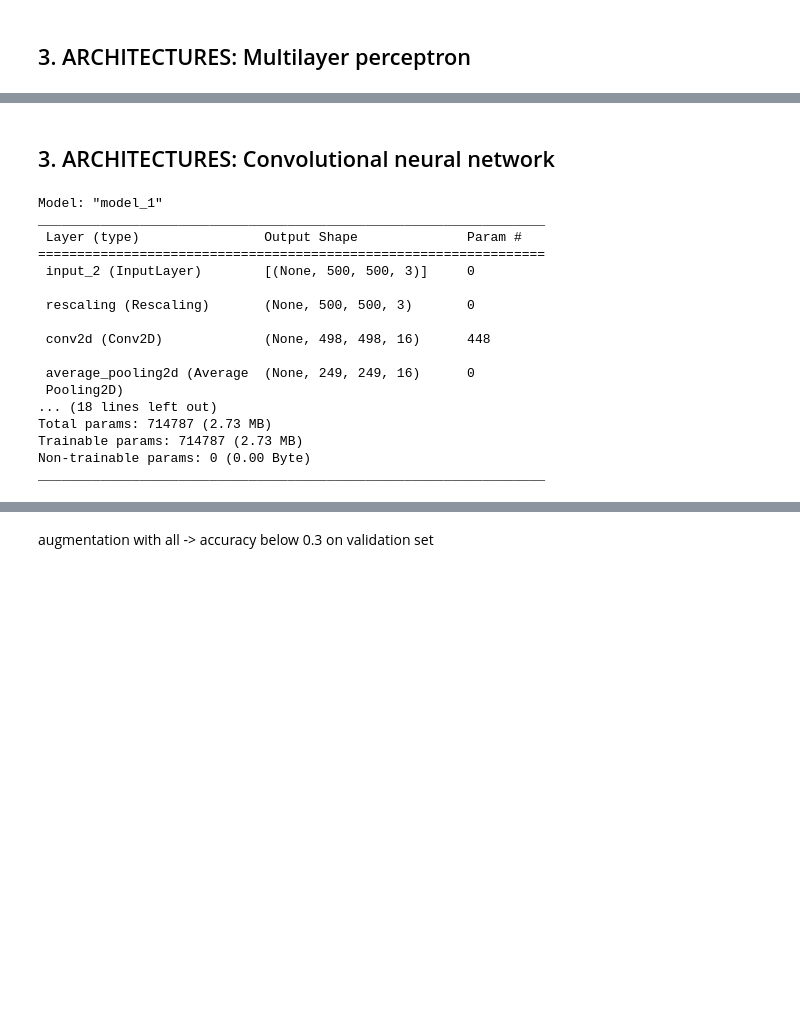
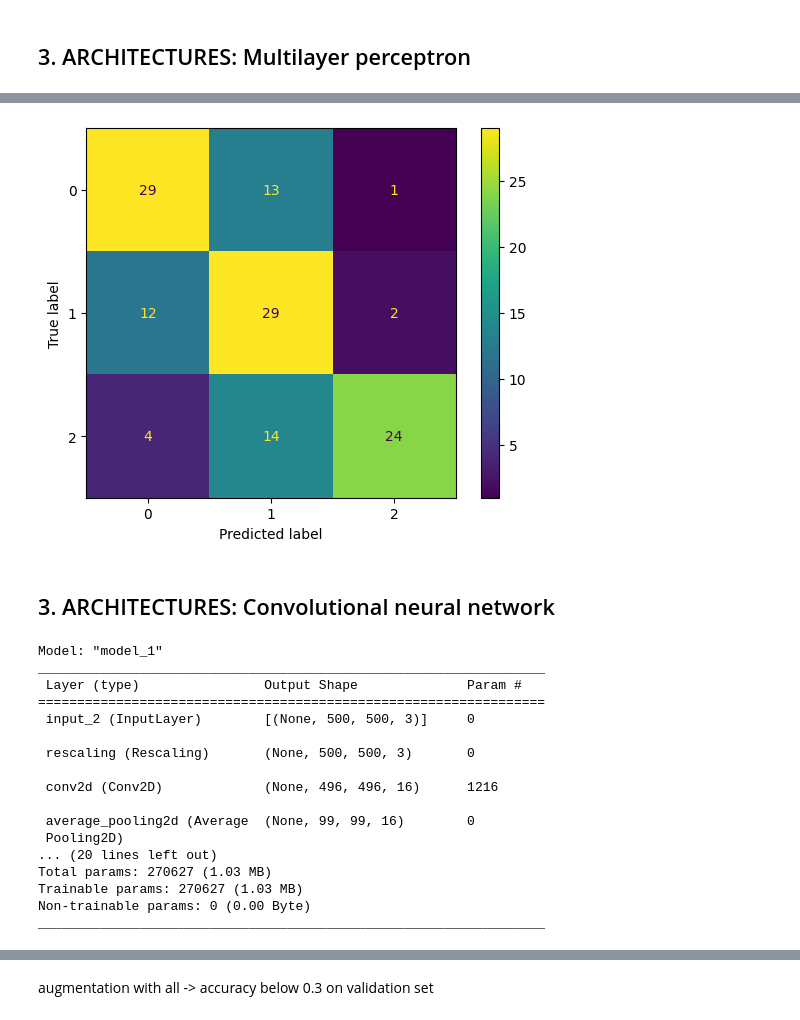
Before and after one commit to balooooooooo/bean-classification, a Jupyter notebook: imagine_classification.ipynb, the cells around one changed output, grey strips where cells are left out. Cells and saved outputs as stored; diff of their text form; code cells hidden in the pictures; blank space fills up the shorter version.

```diff
--- a/imagine_classification.ipynb
+++ b/imagine_classification.ipynb
@@ -149,9 +142,9 @@ Trainable params: 6302307 (24.04 MB)
 Non-trainable params: 0 (0.00 Byte)
 _________________________________________________________________
 # %%
-earlystopping_callback = keras.callbacks.EarlyStopping(monitor='val_loss', patience=8, min_delta = 0.002, restore_best_weights=True)
+earlystopping_callback = keras.callbacks.EarlyStopping(monitor='val_loss', patience=5, min_delta = 0.02, restore_best_weights=True)
 
-history = mlp.fit(train, epochs=30, batch_size=32, validation_data=valid,
+history = mlp.fit(train_dataset, epochs=30, batch_size=32, validation_data=validation_dataset,
                      callbacks=[earlystopping_callback])
 # %% [output]
 Epoch 1/30
@@ -175,4 +176,5 @@ Epoch 9/30
 # %%
-test_loss, test_acc = mlp.evaluate(test)
+test_loss, test_acc = mlp.evaluate(test_dataset)
 print('Testing accuracy is ', test_acc)
+get_conf_matrix(mlp)
 # %% [output]
@@ -181,3 +184,4 @@ Testing accuracy is  0.3359375
+[figure, added]
 # %% [markdown]
 ## 3. ARCHITECTURES: Convolutional neural network
 # %%
@@ -223,14 +227,18 @@ inputs = keras.Input(shape=(IMG_SIZE, IMG_SIZE, 3))
 
 x = layers.Rescaling(1./255)(inputs)
 
-x = layers.Conv2D(filters=16, kernel_size=3, activation='relu')(x)
-x = layers.AveragePooling2D(pool_size=2)(x)
+x = layers.Conv2D(filters=16, kernel_size=5, activation='relu')(x)
+x = layers.AveragePooling2D(pool_size=5)(x)
 
-x = layers.Conv2D(filters=32, kernel_size=3, activation='relu')(x)
-x = layers.AveragePooling2D(pool_size=2)(x)
+x = layers.Conv2D(filters=32, kernel_size=5, activation='relu')(x)
+x = layers.AveragePooling2D(pool_size=5)(x)
 
-x = layers.Conv2D(filters=64, kernel_size=3, activation='relu')(x)
-x = layers.AveragePooling2D(pool_size=2)(x)
+x = layers.Conv2D(filters=64, kernel_size=5, activation='relu')(x)
+x = layers.AveragePooling2D(pool_size=3)(x)
+
+x = layers.Conv2D(filters=128, kernel_size=5, activation='relu')(x)
+
+# s 256 vrstvou dochází k overfittingu a výsledky jdou dolů
 
 x = layers.Flatten()(x)
 x = layers.Dropout(0.5)(x)
@@ -252,13 +260,13 @@ _________________________________________________________________
 
  rescaling (Rescaling)       (None, 500, 500, 3)       0
 
- conv2d (Conv2D)             (None, 498, 498, 16)      448
+ conv2d (Conv2D)             (None, 496, 496, 16)      1216
 
- average_pooling2d (Average  (None, 249, 249, 16)      0
+ average_pooling2d (Average  (None, 99, 99, 16)        0
  Pooling2D)
-... (18 lines left out)
-Total params: 714787 (2.73 MB)
-Trainable params: 714787 (2.73 MB)
+... (20 lines left out)
+Total params: 270627 (1.03 MB)
+Trainable params: 270627 (1.03 MB)
 Non-trainable params: 0 (0.00 Byte)
 _________________________________________________________________
 # %%
```
Also changed, not shown: parts of 20 cells of this notebook.
